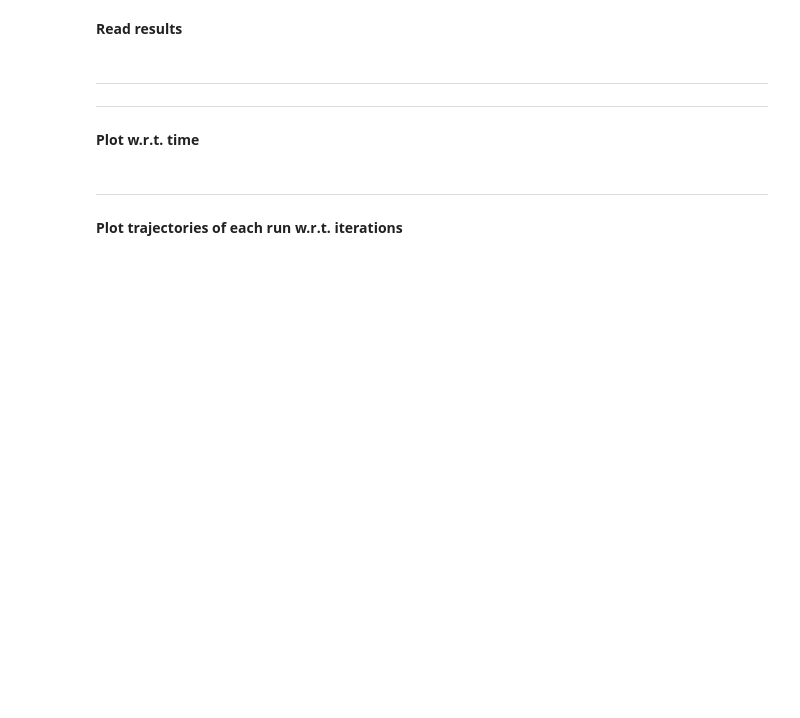
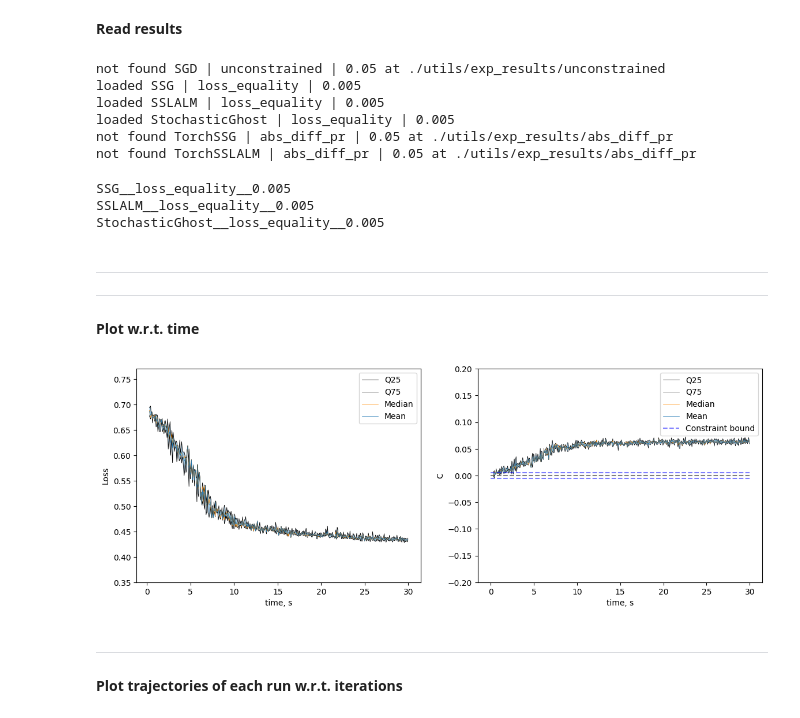
Before and after one commit to andrewklayk/humancompatible-train, a Jupyter notebook: experiments/algo_plots.ipynb, the cells around one changed output. Saved outputs shown, nothing was run; the diff lists cells and outputs as text; code cells hidden in the pictures; blank space fills up the shorter version.

```diff
--- a/experiments/algo_plots.ipynb
+++ b/experiments/algo_plots.ipynb
@@ -12,7 +12,7 @@ loaded_models = []
 
 experiments_to_read = {
     'SGD': {
-        'unconstrained': 0.01
+        'unconstrained': 0.05
     },
     'SSG': {
         "loss_equality": 0.005
@@ -22,7 +22,15 @@ experiments_to_read = {
     },
     'StochasticGhost': {
         'loss_equality': 0.005
-    }
+    },
+    'TorchSSG': {
+        # "abs_max_dev_from_overall_tpr": 0.03,
+        "abs_diff_pr": 0.05
+    },
+    'TorchSSLALM': {
+        # "abs_max_dev_from_overall_tpr": 0.03,
+        "abs_diff_pr": 0.05
+    },
 }
 # %%
 from itertools import product
@@ -53,6 +61,13 @@ for alg, con in experiments_to_read.items():
             print(f'loaded {alg} | {constraint} | {bound}')
         except FileNotFoundError:
             print(f'not found {alg} | {constraint} | {bound} at {dir}')
+# %% [output]
+not found SGD | unconstrained | 0.05 at ./utils/exp_results/unconstrained
+loaded SSG | loss_equality | 0.005
+loaded SSLALM | loss_equality | 0.005
+loaded StochasticGhost | loss_equality | 0.005
+not found TorchSSG | abs_diff_pr | 0.05 at ./utils/exp_results/abs_diff_pr
+not found TorchSSLALM | abs_diff_pr | 0.05 at ./utils/exp_results/abs_diff_pr
 # %%
 import numpy as np
 
@@ -74,6 +89,8 @@ def aggregate_stats(live_stats, after_stats, constraint_bound):
     # combine into one dataframe
     stats_joined = after_stats.set_index(['iteration', 'trial']).join(live_stats.set_index(['iteration', 'trial']), on=['iteration', 'trial'], how='inner',lsuffix='_full', rsuffix='_live')
     for col in stats_joined.columns:
+        if col == "time":
+            continue
         # change [list] into list
         if isinstance(stats_joined[col].iloc[0], list):
             stats_joined[col] = stats_joined[col].map(lambda x: x[0] if not np.all(np.isnan(x)) else x)
@@ -106,8 +123,13 @@ data_train = {}
 data_test = {}
 
 for name in full_eval_train.keys():
-    data_train[name] = aggregate_stats(alg_states[name], full_eval_train[name], float(name.split('__')[-1]))
-    data_test[name] = aggregate_stats(alg_states[name], full_eval_test[name], float(name.split('__')[-1]))
+    print(name)
+    data_train[name] = aggregate_stats(alg_states[name][['f', 'c', 'time','iteration','trial']], full_eval_train[name][['f', 'c','iteration','trial']], float(name.split('__')[-1]))
+    data_test[name] = aggregate_stats(alg_states[name][['f', 'c', 'time','iteration','trial']], full_eval_test[name][['f', 'c','iteration','trial']], float(name.split('__')[-1]))
+# %% [output]
+SSG__loss_equality__0.005
+SSLALM__loss_equality__0.005
+StochasticGhost__loss_equality__0.005
 # %% [markdown]
 ---
 ---
@@ -115,28 +137,33 @@ for name in full_eval_train.keys():
 # %%
 from utils.plotting import plot_time
 from matplotlib import pyplot as plt
 
-alg_name = "StochasticGhost"
+# alg_name = "TorchSSLALM"
+# c = "abs_diff_pr"
+alg_name = "SSG"
 c = "loss_equality"
 cb = 0.005
 alg = f"{alg_name}__{c}__{cb}"
+
 data = data_train[alg]
 
 fl = plot_time(
     data,
     cb,
     loss_col='f_full',
-    c_col='c_full0_corrected',
+    c_col='c_full1_corrected',
     two_sided=True,
-    round_step=0.01,
+    round_step=0.07,
     f_ylim=(0.35, 0.77),
     c_ylim=(-0.2, 0.2),
     sep_figs=False,
     add_lb=False,
     q1=0.25,
     q2=0.75,
     plot_loss=True
 )
+# %% [output]
+[figure, added]
 # %% [markdown]
 ---
 # %% [markdown]
```
Also changed, not shown: parts of 3 cells of this notebook, 15 other files.
